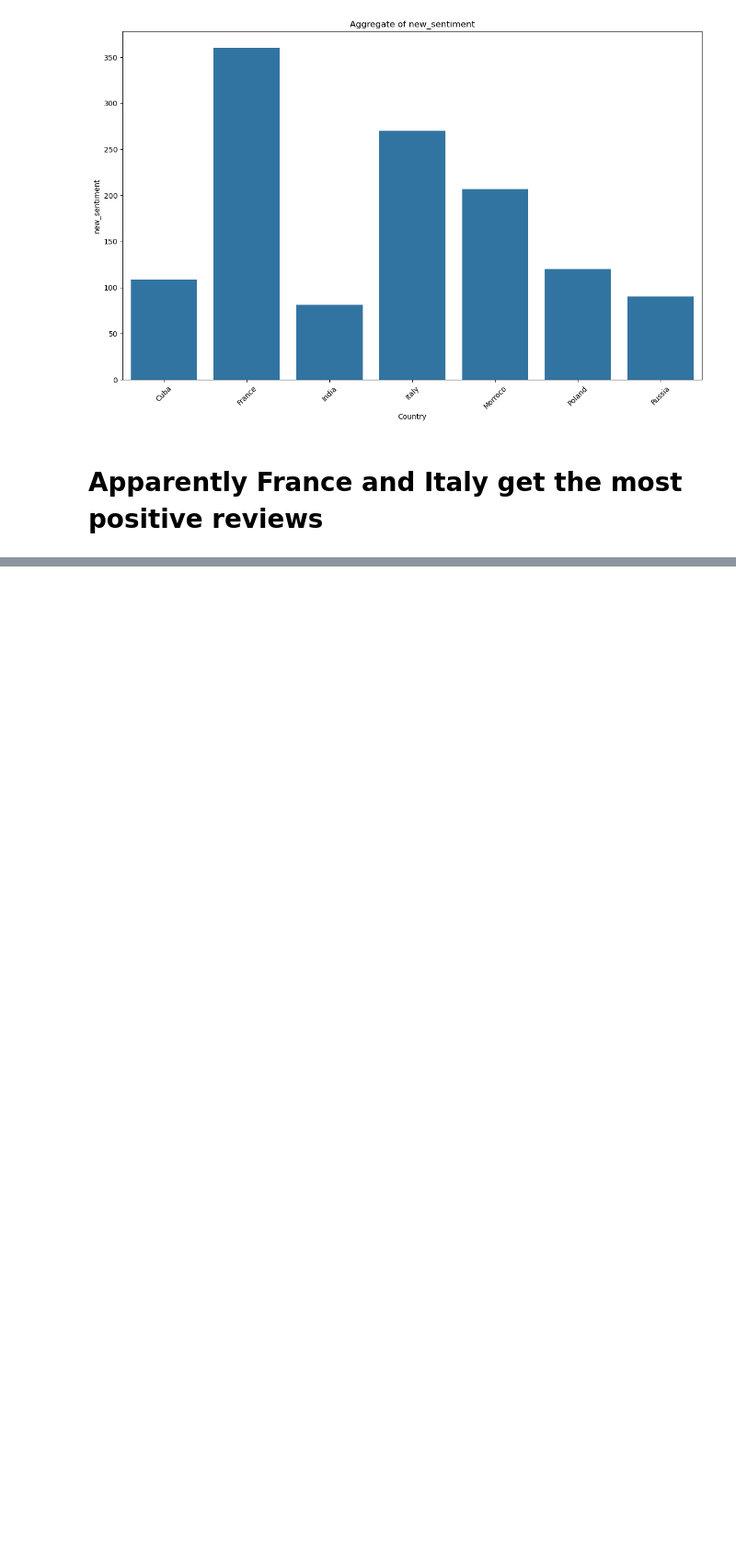
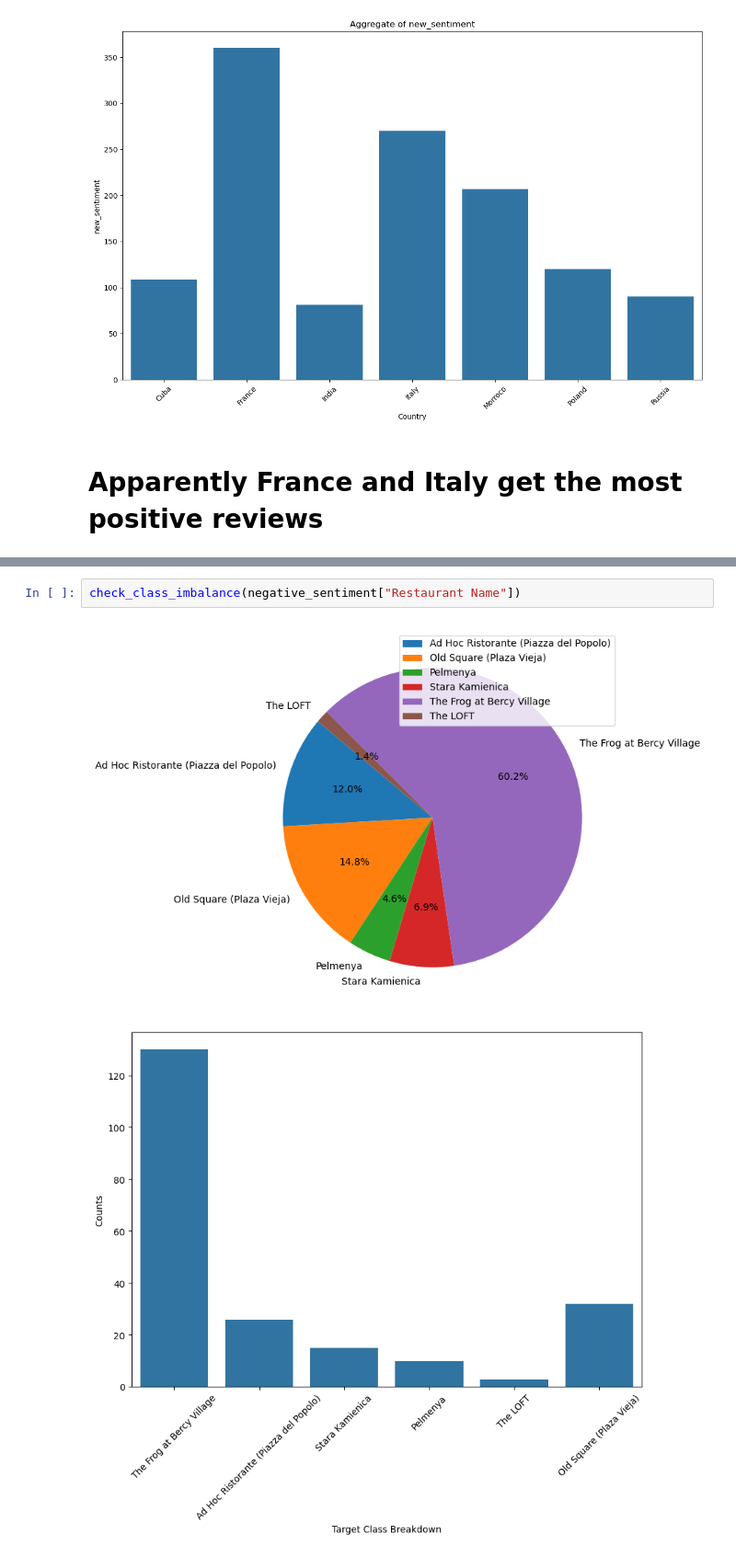
Before and after one commit to MaukanMir/Restaurant-Reviews, a Jupyter notebook: training.ipynb, the cells around one changed output, grey strips where cells are left out. Shown at 92% size. Saved outputs shown, nothing was run; the diff lists cells and outputs as text; blank space fills up the shorter version.

```diff
--- a/training.ipynb
+++ b/training.ipynb
@@ -130,0 +149,5 @@ aggregate_dataset(positive_sentiment, ["new_sentiment"], "Restaurant Name", "mea
+# %%
+check_class_imbalance(negative_sentiment["Restaurant Name"])
+# %% [output]
+[figure, added]
+[figure, added]
```
Also changed, not shown: parts of 7 cells of this notebook.
